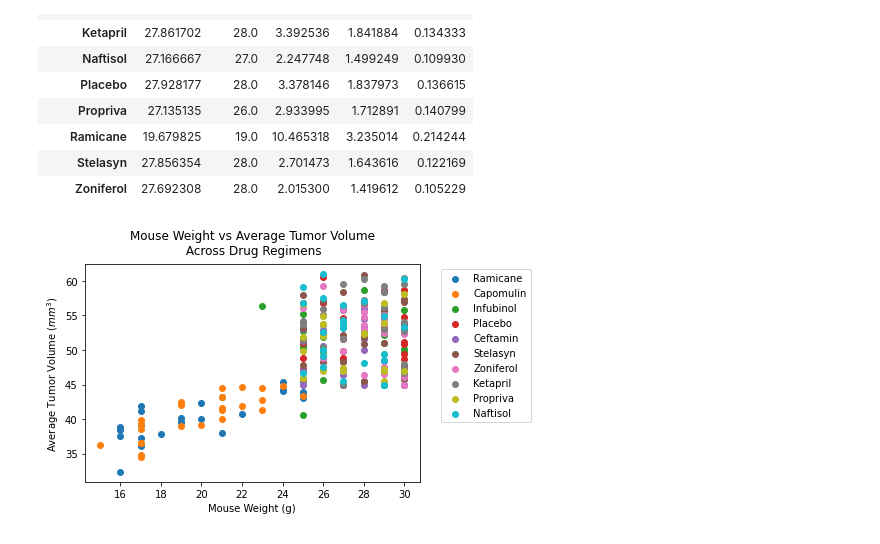
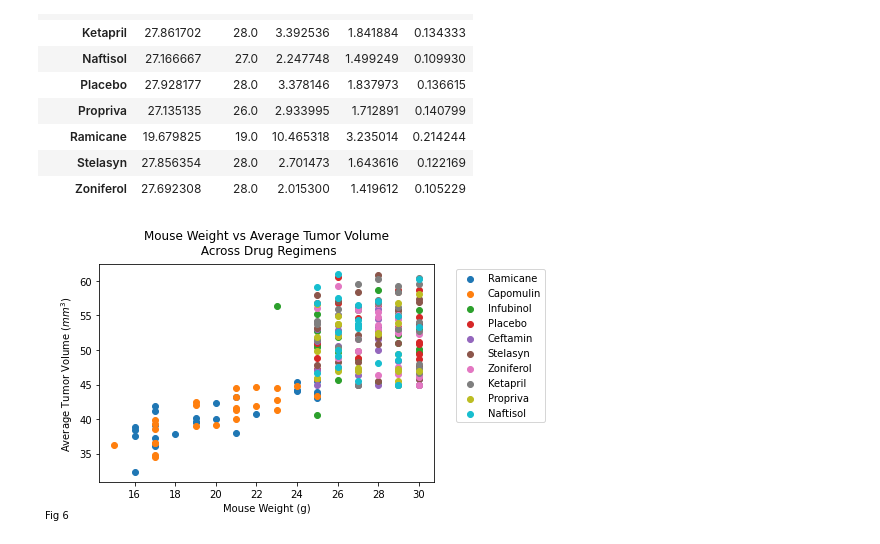
Before and after one commit to FernB/Matplotlib_Homework, a Jupyter notebook: Pymaceuticals/pymaceuticals_starter.ipynb, the cells around one changed output. Cells and saved outputs as stored; diff of their text form; code cells hidden in the pictures.

```diff
--- a/Pymaceuticals/pymaceuticals_starter.ipynb
+++ b/Pymaceuticals/pymaceuticals_starter.ipynb
@@ -333,17 +323,18 @@ remove_duplicate.groupby("Drug Regimen").agg({"Weight (g)":["mean","median","var
 | Stelasyn | 27.856354 | 28.0 | 2.701473 | 1.643616 | 0.122169 |
 | Zoniferol | 27.692308 | 28.0 | 2.015300 | 1.419612 | 0.105229 |
 # %%
+#plots mouse weight vs average tumor volume for all regimens
 df = remove_duplicate.groupby(['Drug Regimen','Mouse ID'])['Weight (g)', 'Tumor Volume (mm3)'].mean()
 df = df.droplevel(1)
 for drug in treatments:
     x = df.loc[drug]["Weight (g)"]
     y = df.loc[drug]["Tumor Volume (mm3)"]
     plt.scatter(x,y, label=drug)
 plt.legend(bbox_to_anchor = (1.05, 1.0))
 plt.title('Mouse Weight vs Average Tumor Volume\n Across Drug Regimens', pad = 10)
 plt.xlabel('Mouse Weight (g)')
 plt.ylabel('Average Tumor Volume ($mm^{3}$)')
-
+plt.figtext(0,0, "Fig 6")
 plt.show()
 # %% [output]
-[figure, old version]
+[figure, new version]
```
Also changed, not shown: parts of 13 cells of this notebook.
